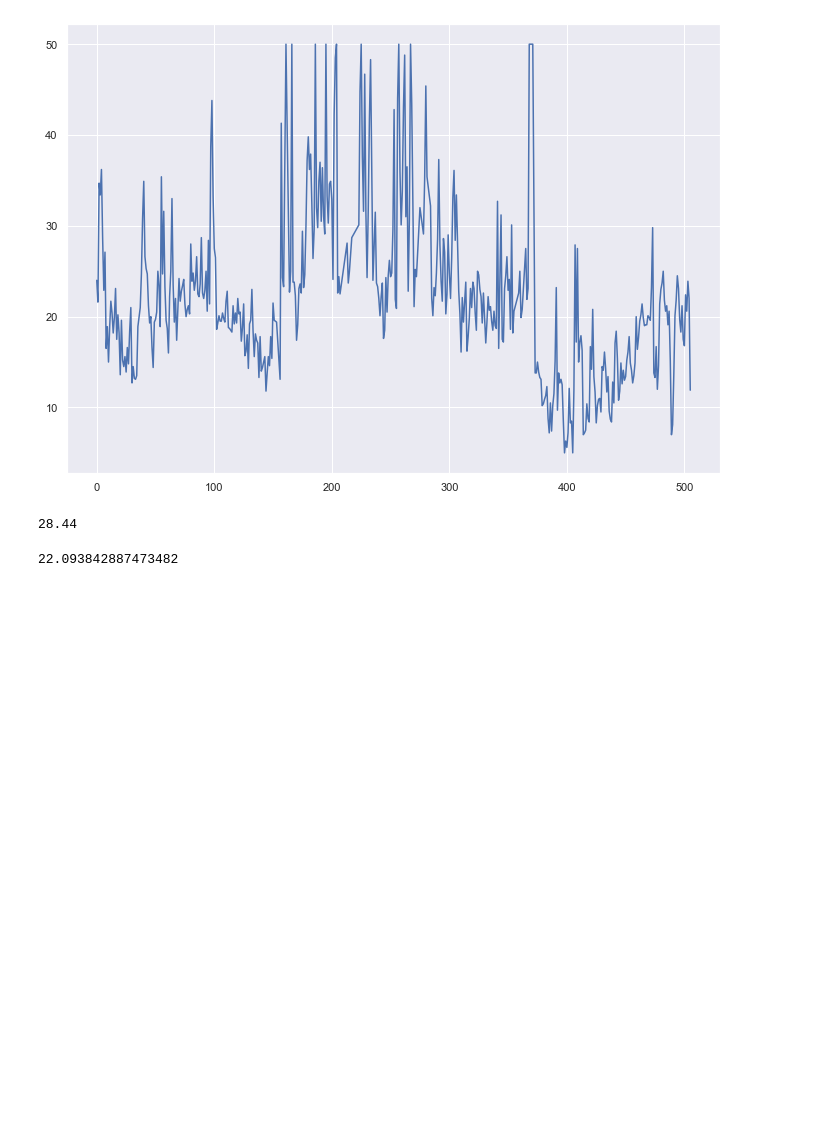
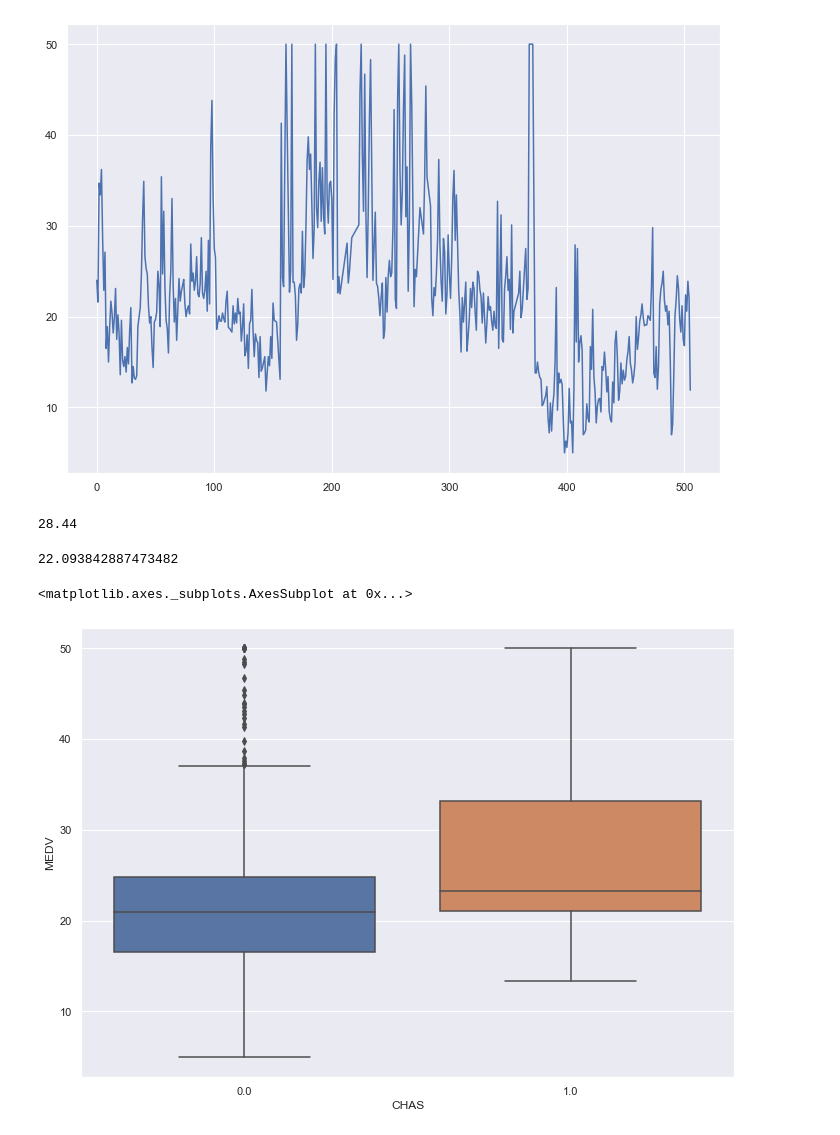
Before and after one commit to Nayade2lu/machine-learning, a Jupyter notebook: Project Machine Learning Lucia Saura Corella.ipynb, the cells around one changed output. Cells and saved outputs as stored; diff of their text form; code cells hidden in the pictures; blank space fills up the shorter version.

```diff
--- a/Project Machine Learning Lucia Saura Corella.ipynb
+++ b/Project Machine Learning Lucia Saura Corella.ipynb
@@ -405,3 +433,9 @@ b.mean()
 d.mean()
 # %% [output]
 22.093842887473482
+# %%
+#representing river and no river values in the boxplot
+sns.boxplot(x='CHAS', y='MEDV', data=bostondf)
+# %% [output]
+<matplotlib.axes._subplots.AxesSubplot at 0x...>
+[figure, added]
```
Also changed, not shown: parts of 8 cells of this notebook.
